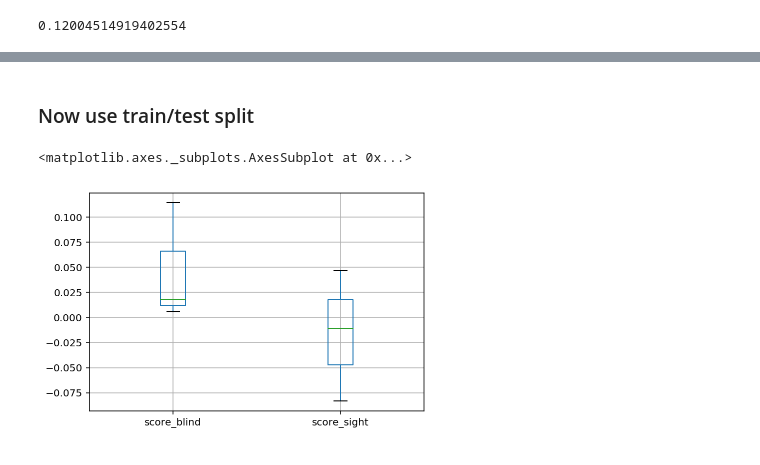
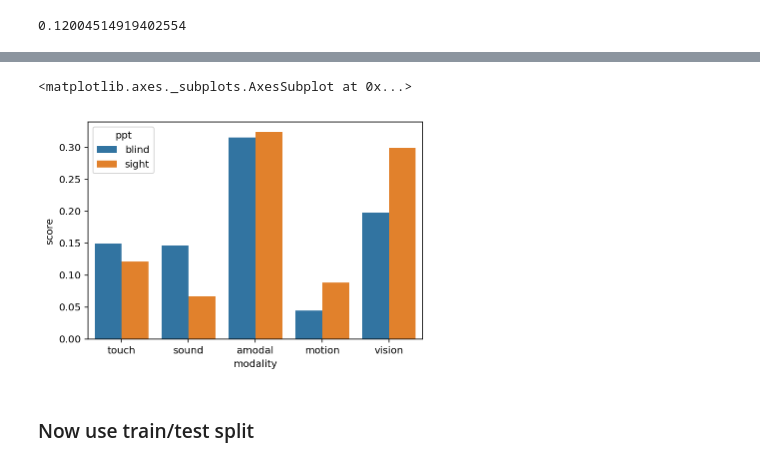
Before and after one commit to seantrott/abstract_concrete, a Jupyter notebook: comparing_to_humans.ipynb, the cells around one changed output, grey strips where cells are left out. Saved outputs shown, nothing was run; the diff lists cells and outputs as text; code cells hidden in the pictures.

```diff
--- a/comparing_to_humans.ipynb
+++ b/comparing_to_humans.ipynb
@@ -337,2 +384,7 @@ lm.score(X, y_sighted)
+# %%
+sns.barplot(x="modality", y="score", hue="ppt", data = df_r2_modalities)
+# %% [output]
+<matplotlib.axes._subplots.AxesSubplot at 0x...>
+[figure, added]
 # %% [markdown]
 ### Now use train/test split
@@ -367,5 +431,0 @@ df_scores = pd.DataFrame(scores)
-# %%
-df_scores.boxplot()
-# %% [output]
-<matplotlib.axes._subplots.AxesSubplot at 0x...>
-[figure, removed]
```
Also changed, not shown: parts of 18 cells of this notebook, 1 other file.
